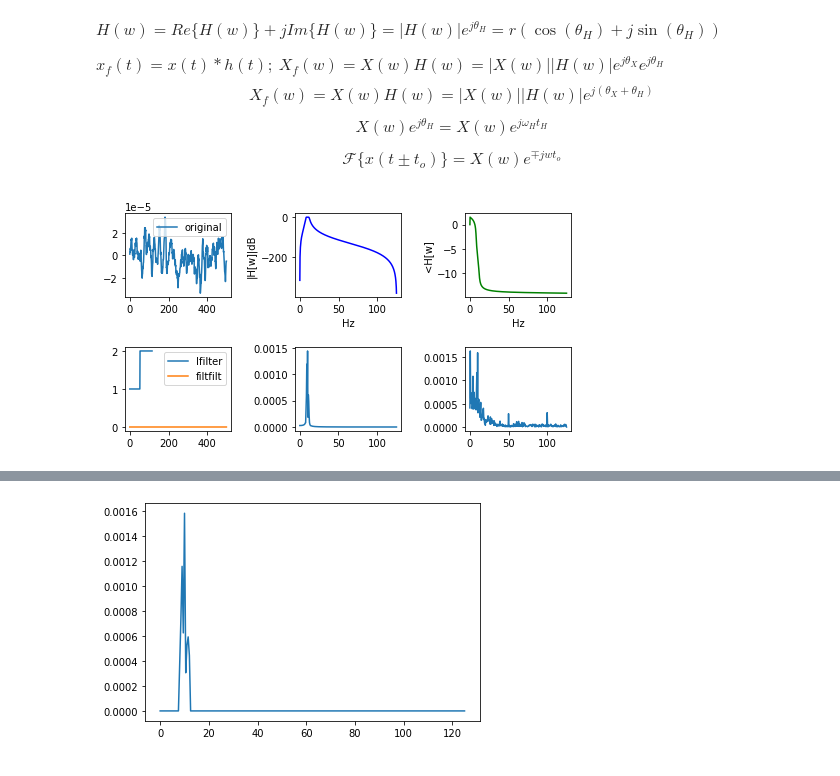
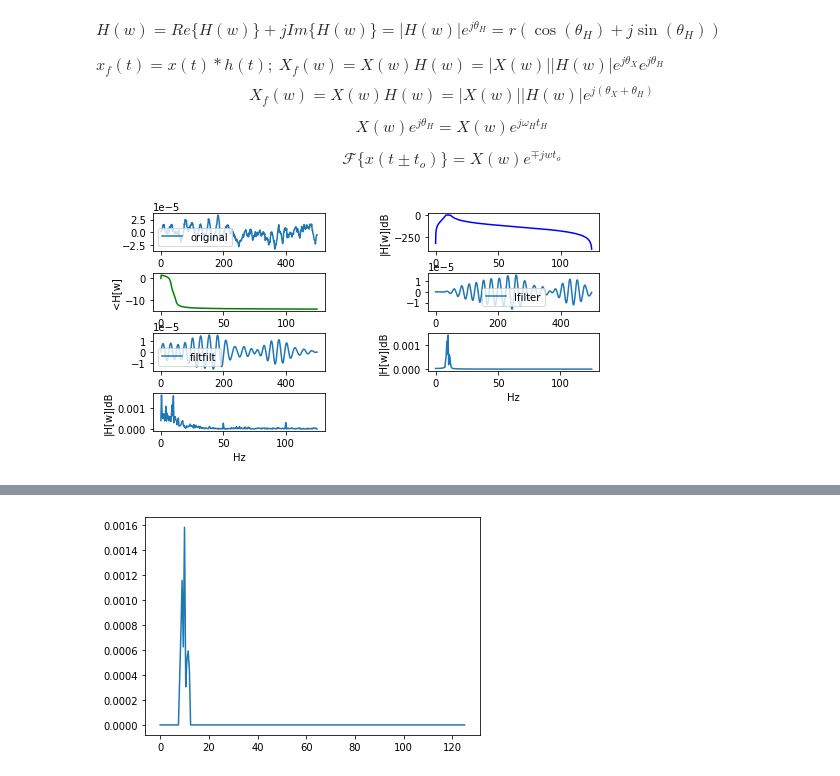
Before and after one commit to amalvarezme/ProcesoDigitalSen, a Jupyter notebook: ProyectoFinalPDS_20201.ipynb, the cells around one changed output, grey strips where cells are left out. Cells and saved outputs as stored; diff of their text form; code cells hidden in the pictures.

```diff
--- a/ProyectoFinalPDS_20201.ipynb
+++ b/ProyectoFinalPDS_20201.ipynb
@@ -403,53 +409,60 @@ $$\mathcal{F}\{x(t \pm t_o)\}=X(w)e^{\mp jw t_o}$$
 #filtro butterworth
 #filtfilt y lfilter
 from scipy import signal
-trial = 0
-ch = 11
+trial = 0 #num trial
+ch = 11 #num canal
 data = Xraw[trial,ch,:] #trial, ch, muestras
 
 plt.figure(figsize=(8,4))
-plt.subplot(231)
+plt.subplot(421)
 plt.plot(data,label='original')
 plt.legend()
 
 #diseñar filtro
-lowcut = 8
-highcut = 12
-order = 5
+lowcut = 8 #frecuencia corte 1
+highcut = 12 #frecuencia corte 2
+order = 5 #orden del filtro
 b, a = butter_bandpass(lowcut, highcut, fs, order=order)#diseño
 w, h = signal.freqz(b,a,fs=fs)
 #graficar magnitud
-plt.subplot(232)
+plt.subplot(422)
 plt.plot(w, 20 * np.log10(abs(h)), 'b')
 #plt.plot(w, abs(h), 'b')
 plt.xlabel('Hz')
 plt.ylabel('|H[w]|dB')
 
 
 #graficar fase
 angles = np.unwrap(np.angle(h))
-plt.subplot(233)
+plt.subplot(423)
 plt.plot(w, angles, 'g')
 plt.xlabel('Hz')
 plt.ylabel('<H[w]')
 
-plt.subplot(234)
+plt.subplot(424)
 yy = signal.lfilter(b, a, data)
-plt.plot(y,label='lfilter')
+plt.plot(yy,label='lfilter')
+plt.legend()
+
+plt.subplot(425)
 yy = signal.filtfilt(b,a,data)
 plt.plot(yy,label='filtfilt')
 plt.legend()
 
-plt.subplot(235)
+plt.subplot(426)
 Yw = np.fft.rfft(yy)
 fv = np.fft.rfftfreq(yy.shape[0],1/fs)
 plt.plot(fv,abs(Yw))
+plt.xlabel('Hz')
+plt.ylabel('|H[w]|dB')
 
-plt.subplot(236)
+plt.subplot(427)
 Yo = np.fft.rfft(data)
 fv = np.fft.rfftfreq(data.shape[0],1/fs)
 plt.plot(fv,abs(Yo))
+plt.xlabel('Hz')
+plt.ylabel('|H[w]|dB')
 plt.subplots_adjust(hspace=0.6,wspace=0.6)
 plt.show()
 # %% [output]
-[figure, old version]
+[figure, new version]
```
Also changed, not shown: parts of 7 cells of this notebook.
